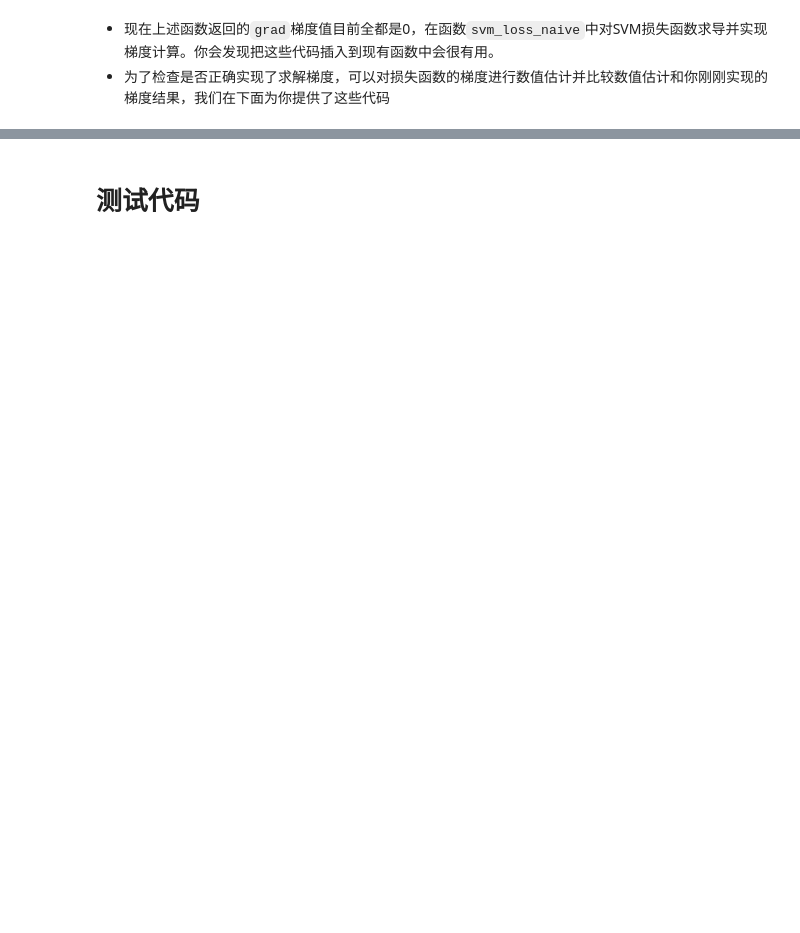
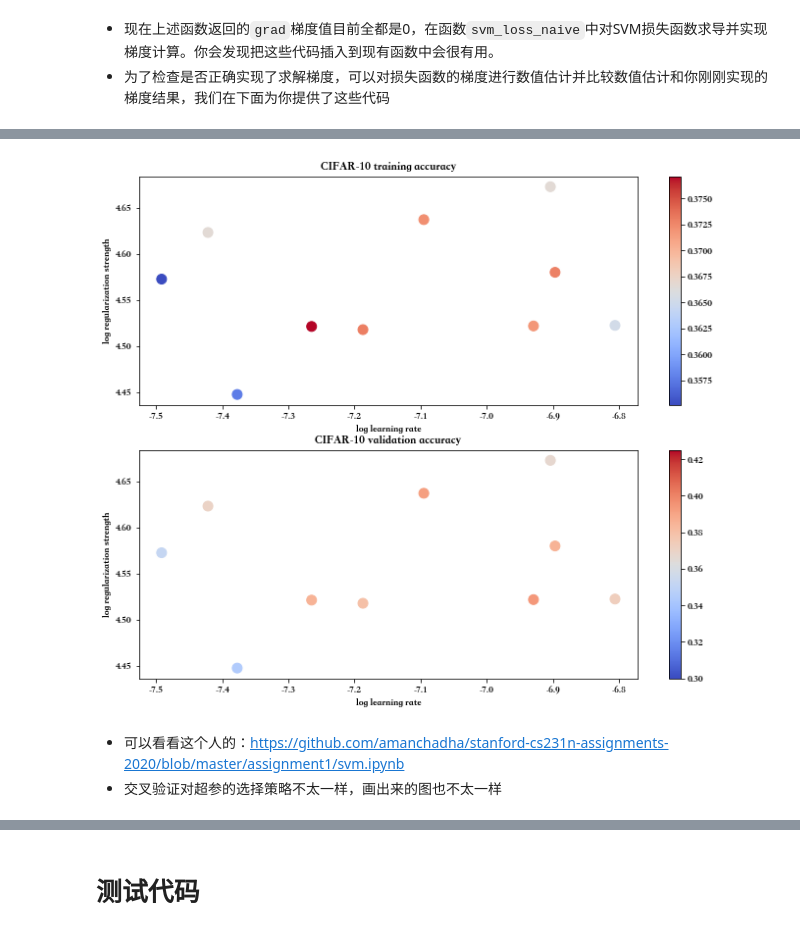
Before and after one commit to CastleDream/cs231n, a Jupyter notebook: code/Assignment1/Q2_svm.ipynb, the cells around one changed output, grey strips where cells are left out. Cells and saved outputs as stored; diff of their text form; code cells hidden in the pictures; blank space fills up the shorter version.

Commit message:
finish linear_svm

```diff
--- a/code/Assignment1/Q2_svm.ipynb
+++ b/code/Assignment1/Q2_svm.ipynb
@@ -328,16 +387,21 @@ print('validation accuracy: %f' % (np.mean(y_val == y_val_pred), ))
 # learning rate). You should experiment with different ranges for the learning
 # rates and regularization strengths; if you are careful you should be able to
 # get a classification accuracy of about 0.4 on the validation set.
+# 通过验证集对超参进行微调（正则项的强度和学习率）,可以使用不同的学习率和正则项强度区间来进行实验
+# 如果调试的还不错,验证集上可以得到0.4的准确率
 learning_rates = [1e-7, 5e-5]
+# [1e-7,5e-5]→ 10**uniform(-7,-4.3)
 regularization_strengths = [2.5e4, 5e4]
+# [2.5e4, 5e4]→ 10**uniform[4.39,4.69]
 
 # results is dictionary mapping tuples of the form
 # (learning_rate, regularization_strength) to tuples of the form
 # (training_accuracy, validation_accuracy). The accuracy is simply the fraction
 # of data points that are correctly classified.
+# 结果用一个字典表示,results[(learning_rate, regularization_strength)]=(training_accuracy, validation_accuracy)
 results = {}
-best_val = -1   # The highest validation accuracy that we have seen so far.
-best_svm = None # The LinearSVM object that achieved the highest validation rate.
+best_val = -1   # 比较大小，所以初始值设置小一点，方便后续覆盖 The highest validation accuracy that we have seen so far.
+best_svm = None # 实现了最佳验证准确率的LinearSVM的超参 The LinearSVM object that achieved the highest validation rate.
 
 ################################################################################
 # TODO:                                                                        #
@@ -353,10 +417,23 @@ best_svm = None # The LinearSVM object that achieved the highest validation rate
 # confident that your validation code works, you should rerun the validation   #
 # code with a larger value for num_iters.                                      #
 ################################################################################
-pass
-################################################################################
-#                              END OF YOUR CODE                                #
-################################################################################
+# CS31n_2017_lecture6 77页, 可以使用reg=10**uniform(-5,5)这样的方式采样，不均匀采样
+np.random.seed=1
+for i in range(10):
+    learning_rate = 10**np.random.uniform(-7,-4.3) # 根据排序后的范围，在精细调一次
+    regularization_strength = 10**np.random.uniform(4.39,4.69)
+    svm = LinearSVM()
+    tic = time.time()
+    loss_hist = svm.train(X_train, y_train, learning_rate=learning_rate, reg=regularization_strength,
+                        num_iters=1500, verbose=False)
+    y_train_pred = svm.predict(X_train)
+    training_accuracy = np.mean(y_train == y_train_pred)
+    y_val_pred = svm.predict(X_val)
+    validation_accuracy = np.mean(y_val == y_val_pred)
+    results[(learning_rate,regularization_strength)]=(training_accuracy,validation_accuracy)
+    if validation_accuracy > best_val:
+        best_val = validation_accuracy
+        best_svm = svm
 
 # Print out results.
 for lr, reg in sorted(results):
@@ -368,25 +457,33 @@ print('best validation accuracy achieved during cross-validation: %f' % best_val
 # %%
 # Visualize the cross-validation results
 import math
 x_scatter = [math.log10(x[0]) for x in results]
 y_scatter = [math.log10(x[1]) for x in results]
 
 # plot training accuracy
 marker_size = 100
 colors = [results[x][0] for x in results]
 plt.subplot(2, 1, 1)
-plt.scatter(x_scatter, y_scatter, marker_size, c=colors)
+plt.tight_layout(pad=3)
+
+plt.scatter(x_scatter, y_scatter, marker_size, c=colors,cmap=plt.cm.coolwarm)
 plt.colorbar()
 plt.xlabel('log learning rate')
 plt.ylabel('log regularization strength')
 plt.title('CIFAR-10 training accuracy')
 
 # plot validation accuracy
 colors = [results[x][1] for x in results] # default size of markers is 20
 plt.subplot(2, 1, 2)
-plt.scatter(x_scatter, y_scatter, marker_size, c=colors)
+# plt.scatter(x_scatter, y_scatter, marker_size, c=colors)
+plt.scatter(x_scatter, y_scatter, marker_size, c=colors,cmap=plt.cm.coolwarm,vmax=0.425,vmin=0.3)
 plt.colorbar()
 plt.xlabel('log learning rate')
 plt.ylabel('log regularization strength')
 plt.title('CIFAR-10 validation accuracy')
 plt.show()
+# %% [output]
+[figure, added]
+# %% [markdown]
++ 可以看看这个人的：<https://github.com/amanchadha/stanford-cs231n-assignments-2020/blob/master/assignment1/svm.ipynb>
++ 交叉验证对超参的选择策略不太一样，画出来的图也不太一样
```
Also changed, not shown: parts of 34 cells of this notebook, 6 other files.
